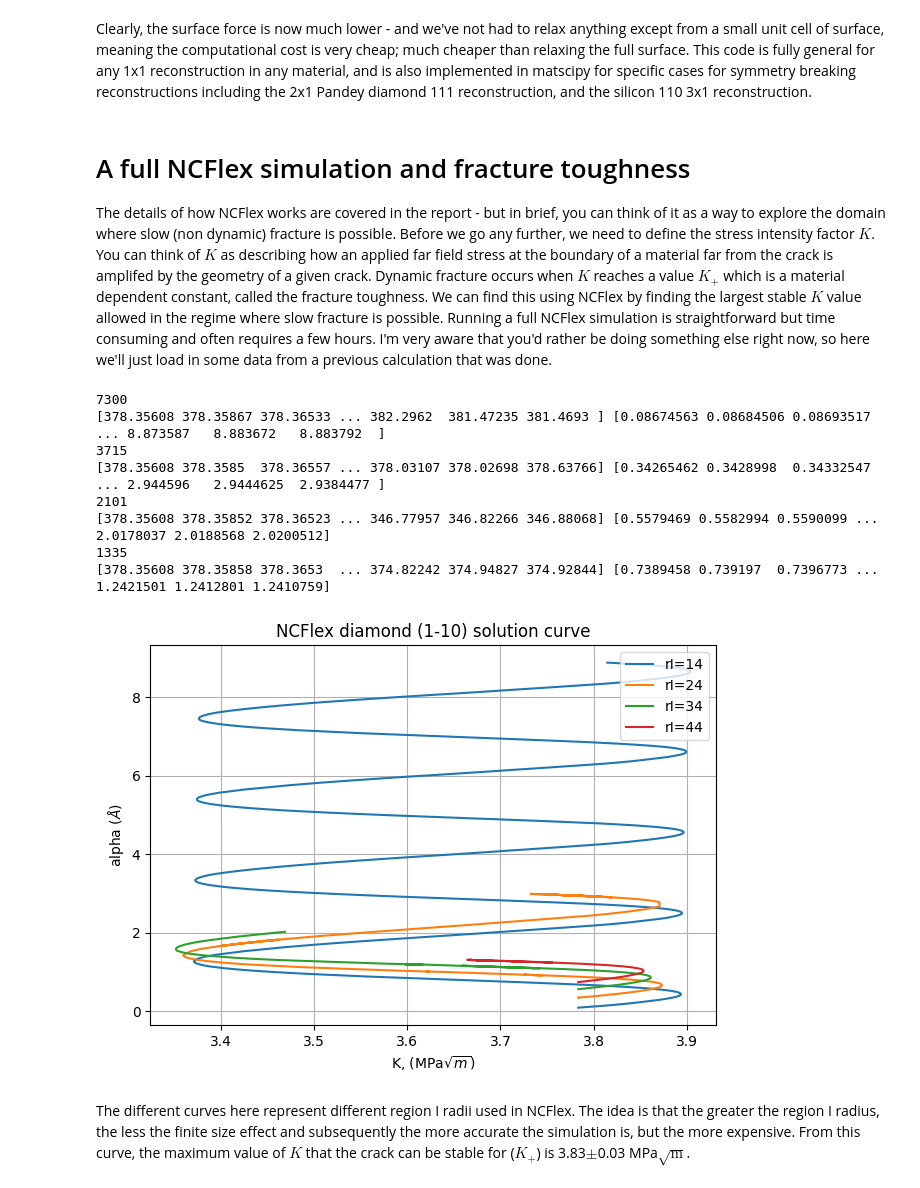
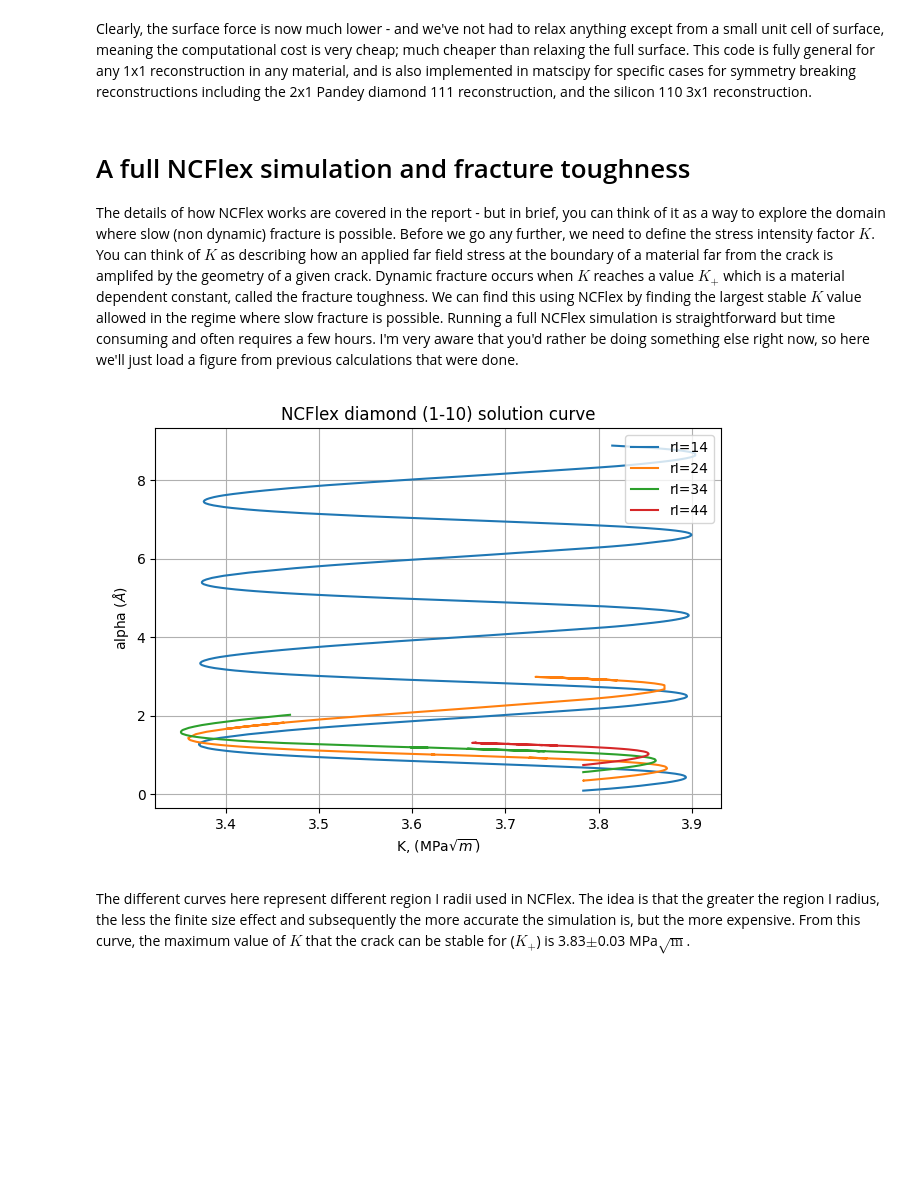
Before and after one commit to Fraser-Birks/PX915ReproducibleResult, a Jupyter notebook: Walkthrough_Notebook.ipynb, the cells around one changed output. Cells and saved outputs as stored; diff of their text form; code cells hidden in the pictures; blank space fills up the shorter version.

Commit message:
Fixed errors and added NCFlex fig

```diff
--- a/Walkthrough_Notebook.ipynb
+++ b/Walkthrough_Notebook.ipynb
@@ -276,42 +279,12 @@ Clearly, the surface force is now much lower - and we've not had to relax anythi
 # %% [markdown]
 # A full NCFlex simulation and fracture toughness
 
-The details of how NCFlex works are covered in the report - but in brief, you can think of it as a way to explore the domain where slow (non dynamic) fracture is possible. Before we go any further, we need to define the stress intensity factor $K$. You can think of $K$ as describing how an applied far field stress at the boundary of a material far from the crack is amplifed by the geometry of a given crack. Dynamic fracture occurs when $K$ reaches a value $K_{+}$ which is a material dependent constant, called the fracture toughness. We can find this using NCFlex by finding the largest stable $K$ value allowed in the regime where slow fracture is possible. Running a full NCFlex simulation is straightforward but time consuming and often requires a few hours. I'm very aware that you'd rather be doing something else right now, so here we'll just load in some data from a previous calculation that was done.
+The details of how NCFlex works are covered in the report - but in brief, you can think of it as a way to explore the domain where slow (non dynamic) fracture is possible. Before we go any further, we need to define the stress intensity factor $K$. You can think of $K$ as describing how an applied far field stress at the boundary of a material far from the crack is amplifed by the geometry of a given crack. Dynamic fracture occurs when $K$ reaches a value $K_{+}$ which is a material dependent constant, called the fracture toughness. We can find this using NCFlex by finding the largest stable $K$ value allowed in the regime where slow fracture is possible. Running a full NCFlex simulation is straightforward but time consuming and often requires a few hours. I'm very aware that you'd rather be doing something else right now, so here we'll just load a figure from previous calculations that were done.
-# %%
-import numpy as np
-import h5py
-import matplotlib.pyplot as plt
-
-
-traj_files = ['x_traj_diamond_110_rI_14_fmax_1e-4.h5','x_traj_diamond_110_rI_24_rIII_44_fmax_1e-4.h5','x_traj_diamond_110_rI_34_rIII_54_fmax_1e-4.h5','x_traj_diamond_110_rI_44_rIII_64_fmax_1e-4.h5']
-labels = ['rI=14','rI=24','rI=34','rI=44']
-for i,traj_file in enumerate(traj_files):
-    hf = h5py.File(f'ncflex_data/{traj_file}', 'r')
-    x_traj = hf['x']
-    Ks = x_traj[:,-1]
-    print(len(Ks))
-    alphas = x_traj[:,-2]
-    hf.close()
-    print(Ks,alphas)
-    plt.plot(Ks/100,alphas,label=labels[i])
-
-plt.legend()
-plt.xlabel('K, (MPa$\sqrt{m}$)')
-plt.ylabel('alpha ($\AA$)')
-plt.title('NCFlex diamond (1-10) solution curve')
-plt.tight_layout()
-plt.grid()
-plt.savefig('k-alpha-curve-c-combined.png')
-# %% [output]
-7300
-[378.35608 378.35867 378.36533 ... 382.2962  381.47235 381.4693 ] [0.08674563 0.08684506 0.08693517 ... 8.873587   8.883672   8.883792  ]
-3715
-[378.35608 378.3585  378.36557 ... 378.03107 378.02698 378.63766] [0.34265462 0.3428998  0.34332547 ... 2.944596   2.9444625  2.9384477 ]
-2101
-[378.35608 378.35852 378.36523 ... 346.77957 346.82266 346.88068] [0.5579469 0.5582994 0.5590099 ... 2.0178037 2.0188568 2.0200512]
-1335
-[378.35608 378.35858 378.3653  ... 374.82242 374.94827 374.92844] [0.7389458 0.739197  0.7396773 ... 1.2421501 1.2412801 1.2410759]
-[figure, removed]
+# %%
+from IPython.display import Image
+Image(filename="NCFlex_figure.png")
+# %% [output]
+[figure, added]
 # %% [markdown]
 The different curves here represent different region I radii used in NCFlex. The idea is that the greater the region I radius, the less the finite size effect and subsequently the more accurate the simulation is, but the more expensive. From this curve, the maximum value of $K$ that the crack can be stable for ($K_{+}$) is 3.83$\pm$0.03 MPa$\sqrt{\mathrm{m}}$.
 # %% [markdown]
```
Also changed, not shown: parts of 7 cells of this notebook, 1 other file.
